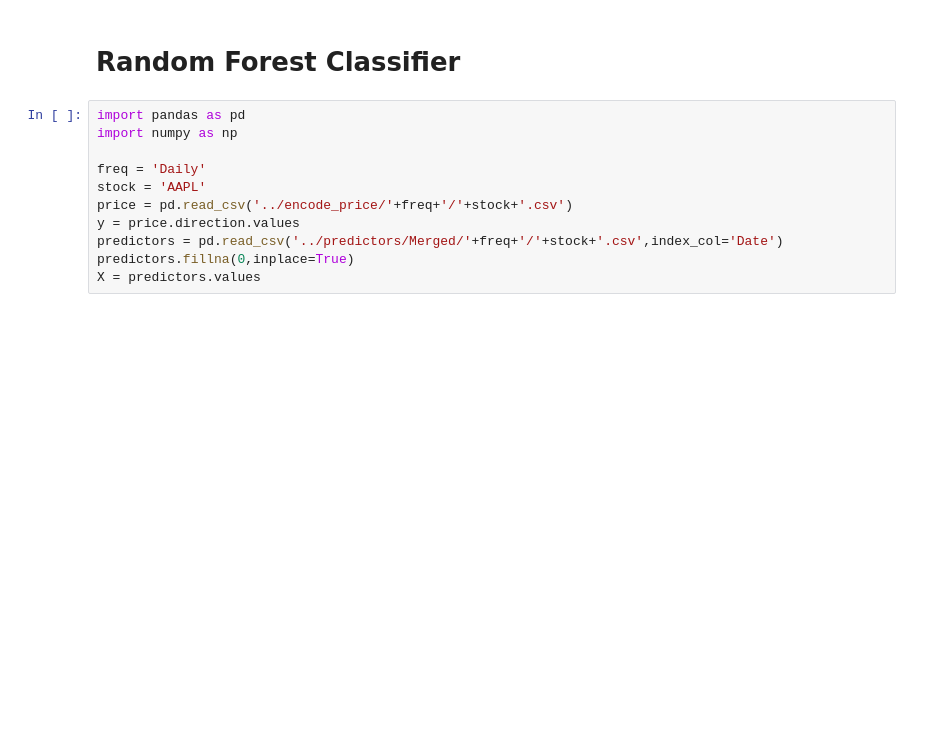
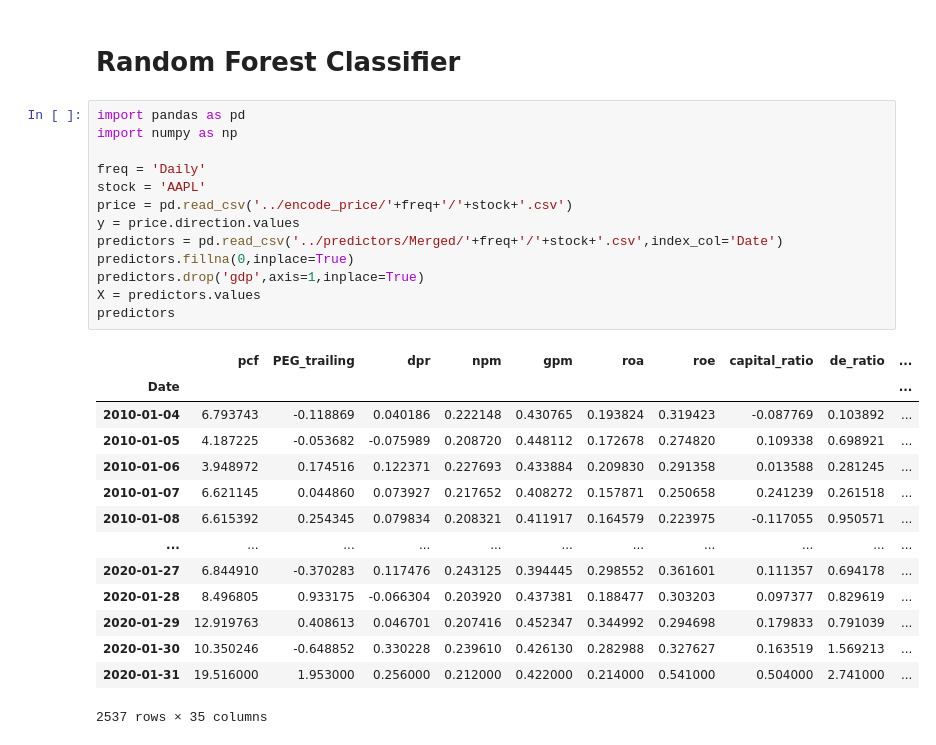
Before and after one commit to ElinorCheng/STA561, a Jupyter notebook: ModelFitting/Random_Forest.ipynb, the cells around one changed output. Saved outputs shown, nothing was run; the diff lists cells and outputs as text; blank space fills up the shorter version.

```diff
--- a/ModelFitting/Random_Forest.ipynb
+++ b/ModelFitting/Random_Forest.ipynb
@@ -3,14 +3,31 @@
 # %%
 import pandas as pd
 import numpy as np
 
 freq = 'Daily'
 stock = 'AAPL'
 price = pd.read_csv('../encode_price/'+freq+'/'+stock+'.csv')
 y = price.direction.values
 predictors = pd.read_csv('../predictors/Merged/'+freq+'/'+stock+'.csv',index_col='Date')
 predictors.fillna(0,inplace=True)
+predictors.drop('gdp',axis=1,inplace=True)
 X = predictors.values
+predictors
+# %% [output]
+|  | pcf | PEG_trailing | dpr | npm | gpm | roa | roe | capital_ratio | de_ratio | ... |
+| Date |  |  |  |  |  |  |  |  |  | ... |
+| 2010-01-04 | 6.793743 | -0.118869 | 0.040186 | 0.222148 | 0.430765 | 0.193824 | 0.319423 | -0.087769 | 0.103892 | ... |
+| 2010-01-05 | 4.187225 | -0.053682 | -0.075989 | 0.208720 | 0.448112 | 0.172678 | 0.274820 | 0.109338 | 0.698921 | ... |
+| 2010-01-06 | 3.948972 | 0.174516 | 0.122371 | 0.227693 | 0.433884 | 0.209830 | 0.291358 | 0.013588 | 0.281245 | ... |
+| 2010-01-07 | 6.621145 | 0.044860 | 0.073927 | 0.217652 | 0.408272 | 0.157871 | 0.250658 | 0.241239 | 0.261518 | ... |
+| 2010-01-08 | 6.615392 | 0.254345 | 0.079834 | 0.208321 | 0.411917 | 0.164579 | 0.223975 | -0.117055 | 0.950571 | ... |
+| ... | ... | ... | ... | ... | ... | ... | ... | ... | ... | ... |
+| 2020-01-27 | 6.844910 | -0.370283 | 0.117476 | 0.243125 | 0.394445 | 0.298552 | 0.361601 | 0.111357 | 0.694178 | ... |
+| 2020-01-28 | 8.496805 | 0.933175 | -0.066304 | 0.203920 | 0.437381 | 0.188477 | 0.303203 | 0.097377 | 0.829619 | ... |
+| 2020-01-29 | 12.919763 | 0.408613 | 0.046701 | 0.207416 | 0.452347 | 0.344992 | 0.294698 | 0.179833 | 0.791039 | ... |
+| 2020-01-30 | 10.350246 | -0.648852 | 0.330228 | 0.239610 | 0.426130 | 0.282988 | 0.327627 | 0.163519 | 1.569213 | ... |
+| 2020-01-31 | 19.516000 | 1.953000 | 0.256000 | 0.212000 | 0.422000 | 0.214000 | 0.541000 | 0.504000 | 2.741000 | ... |
+2537 rows × 35 columns
 # %%
 from sklearn.ensemble import RandomForestClassifier
 from sklearn.model_selection import train_test_split
```
Also changed, not shown: parts of 10 cells of this notebook, 1 other file.
